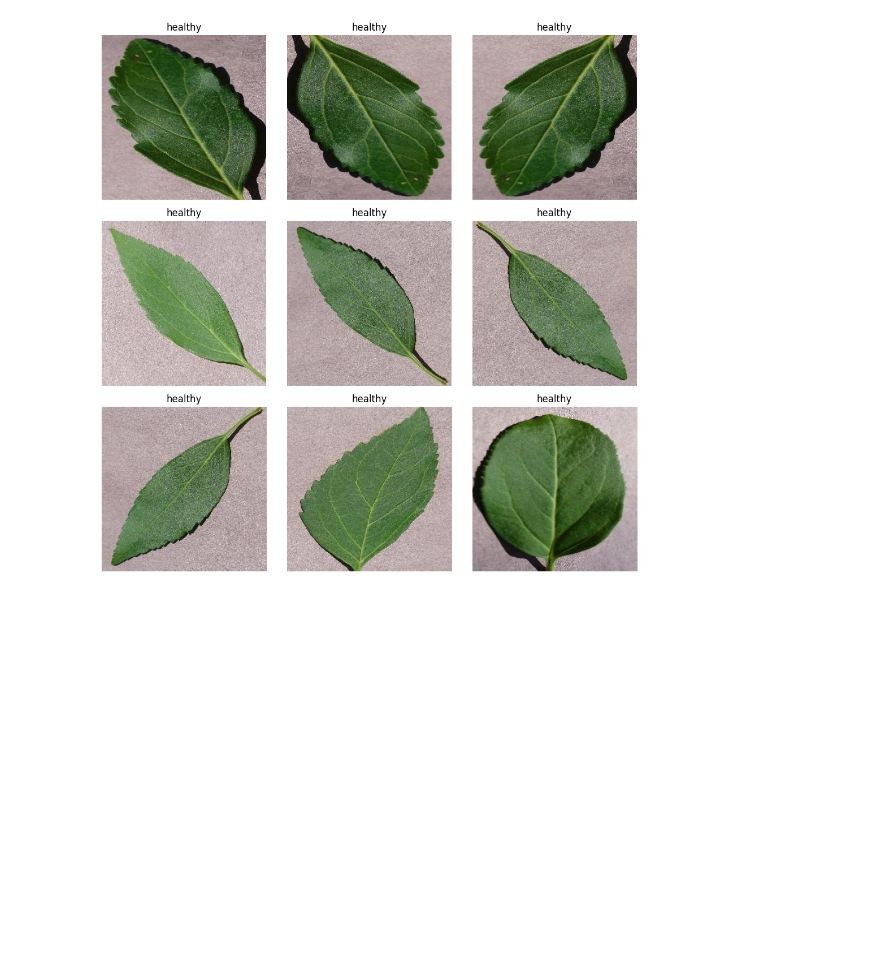
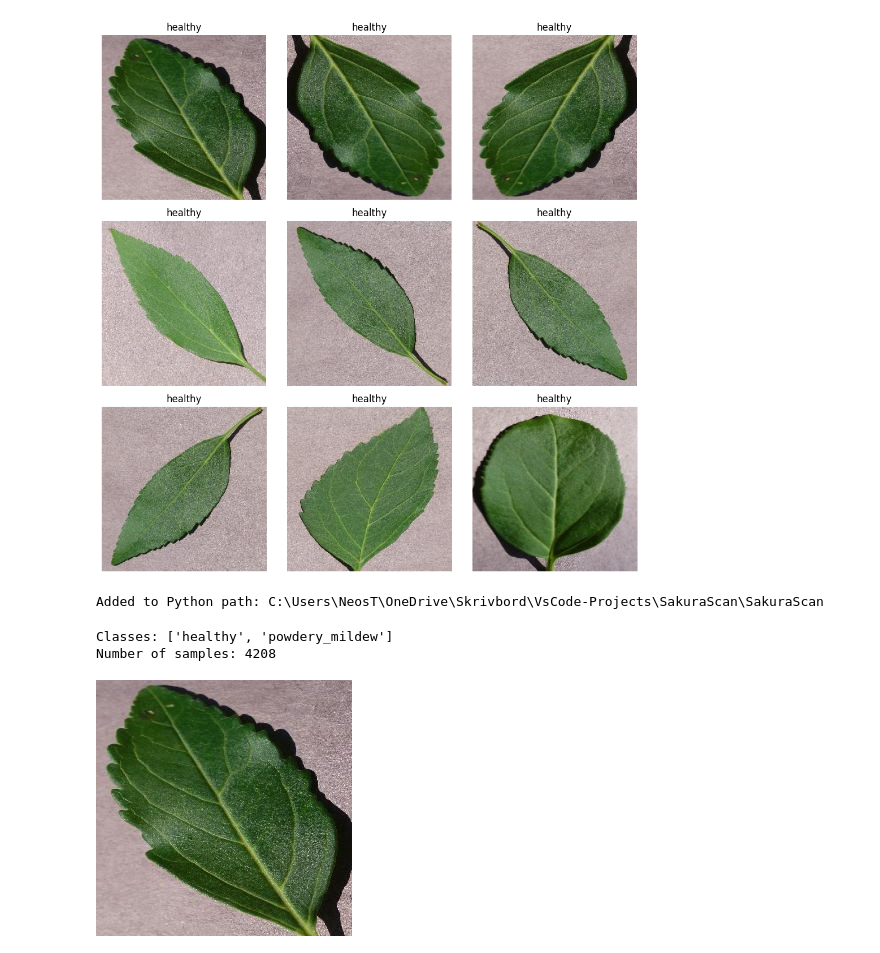
Before and after one commit to LadyNeowen/SakuraScan, a Jupyter notebook: notebooks/01_explore_data.ipynb, the cells around one changed output. Drawn from its saved outputs; the diff is of its cells as text; code cells hidden in the pictures; blank space fills up the shorter version.

Commit message:
Add dataset loader and update exploration notebook, as well as boilerplate documentation for README, business requirements and dashboard expectations

```diff
--- a/notebooks/01_explore_data.ipynb
+++ b/notebooks/01_explore_data.ipynb
@@ -50,3 +50,13 @@ Contents of base_dir:
 
 Found 9 images (showing up to 9).
 [figure]
+# %%
+import sys
+from pathlib import Path
+
+project_root = Path('..').resolve()
+sys.path.append(str(project_root))
+
+print('Added to Python path:', project_root)
+# %% [output]
+Added to Python path: C:\Users\NeosT\OneDrive\Skrivbord\VsCode-Projects\SakuraScan\SakuraScan
@@ -52,0 +65,12 @@ Found 9 images (showing up to 9).
+# %%
+dataset = SakuraDataset(base_dir='../Data/source_images')
+
+print('Classes:', dataset.classes)
+print('Number of samples:', len(dataset))
+
+image, label = dataset[0]
+image
+# %% [output]
+Classes: ['healthy', 'powdery_mildew']
+Number of samples: 4208
+[figure, added]
```
Also changed, not shown: parts of 1 cell of this notebook, 2 other files.
